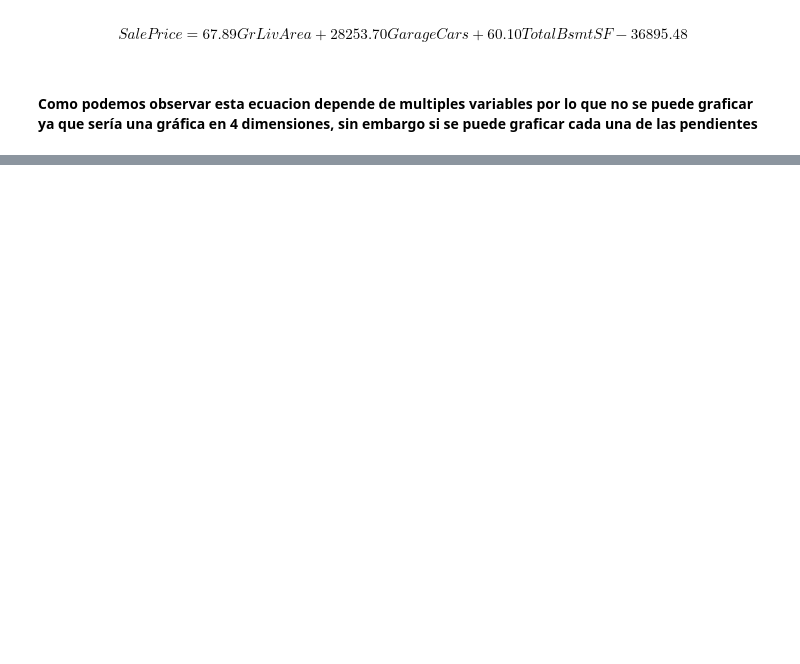
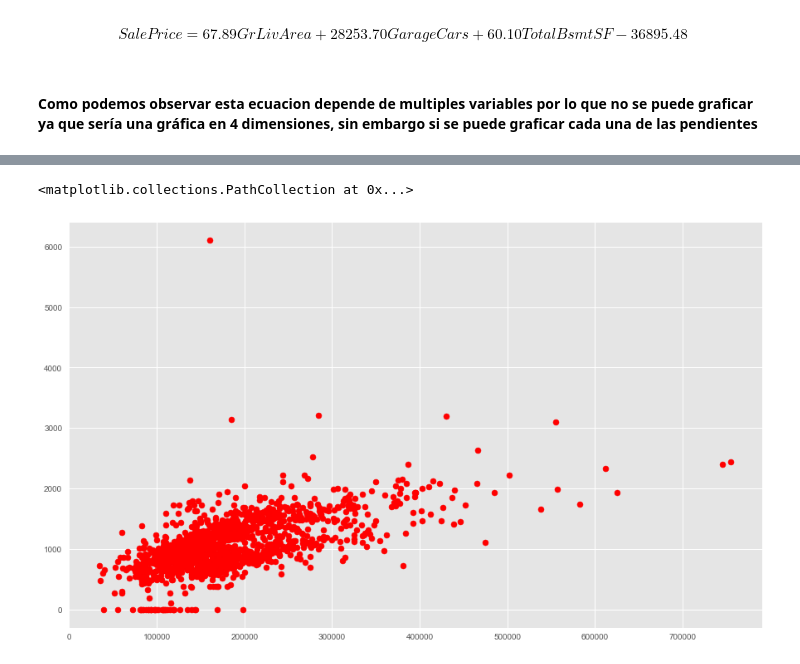
Before and after one commit to JJHH06/HT4LinearRegresionModels, a Jupyter notebook: HDT4.ipynb, the cells around one changed output, grey strips where cells are left out. Cells and saved outputs as stored; diff of their text form; code cells hidden in the pictures; blank space fills up the shorter version.

```diff
--- a/HDT4.ipynb
+++ b/HDT4.ipynb
@@ -99,0 +112,6 @@ $$SalePrice = 67.89GrLivArea + 28253.70GarageCars + 60.10TotalBsmtSF -36895.48$$
+# %%
+fig = plt.figure()
+plt.scatter(data['SalePrice'], data['TotalBsmtSF'], color='red')
+# %% [output]
+<matplotlib.collections.PathCollection at 0x...>
+[figure, added]
```
Also changed, not shown: parts of 5 cells of this notebook.
